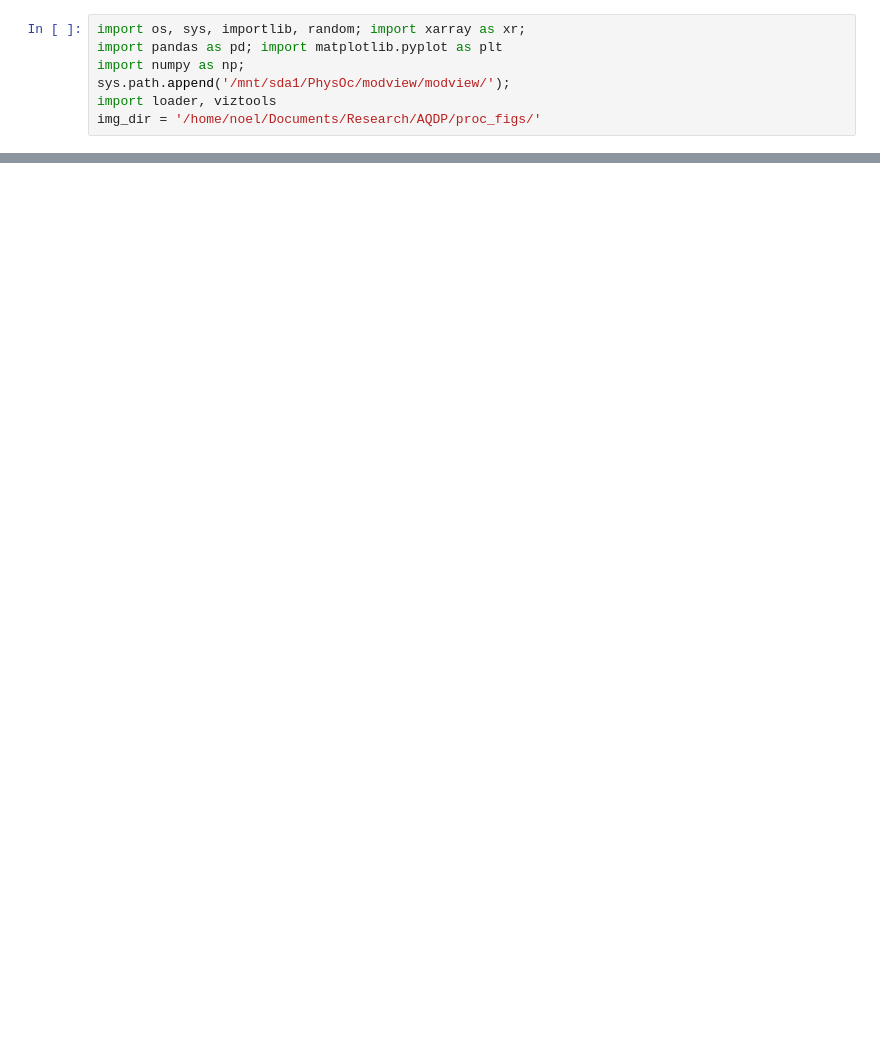
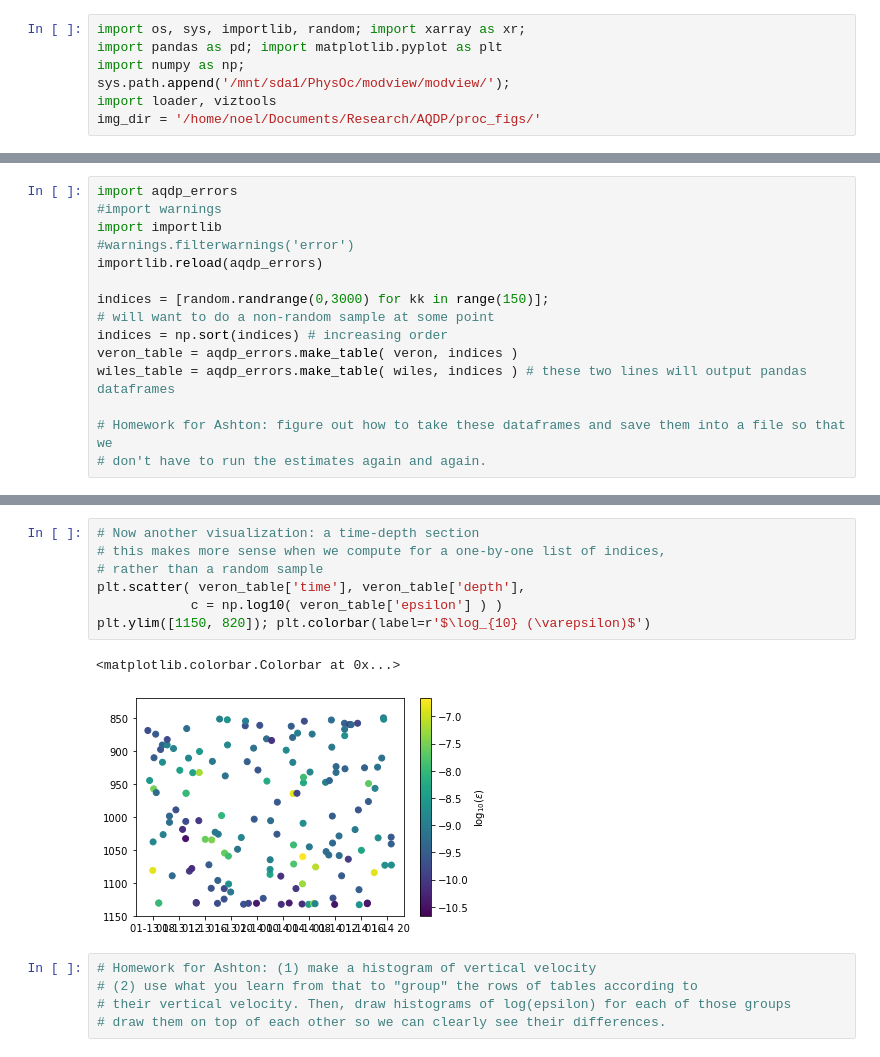
Before and after one commit to inciente/mixsea, a Jupyter notebook: mixsea/aqdp_with_loader.ipynb, the cells around one changed output, grey strips where cells are left out. Drawn from its saved outputs; the diff is of its cells as text; blank space fills up the shorter version.

```diff
--- a/mixsea/aqdp_with_loader.ipynb
+++ b/mixsea/aqdp_with_loader.ipynb
@@ -195,0 +49,15 @@ raw_dat['yday'].shape
+# %%
+import aqdp_errors
+#import warnings
+import importlib
+#warnings.filterwarnings('error')
+importlib.reload(aqdp_errors)
+
+indices = [random.randrange(0,3000) for kk in range(150)];
+# will want to do a non-random sample at some point
+indices = np.sort(indices) # increasing order
+veron_table = aqdp_errors.make_table( veron, indices )
+wiles_table = aqdp_errors.make_table( wiles, indices ) # these two lines will output pandas dataframes
+
+# Homework for Ashton: figure out how to take these dataframes and save them into a file so that we
+# don't have to run the estimates again and again.
@@ -195,0 +76,15 @@ raw_dat['yday'].shape
+# %%
+# Now another visualization: a time-depth section
+# this makes more sense when we compute for a one-by-one list of indices,
+# rather than a random sample
+plt.scatter( veron_table['time'], veron_table['depth'],
+            c = np.log10( veron_table['epsilon'] ) )
+plt.ylim([1150, 820]); plt.colorbar(label=r'$\log_{10} (\varepsilon)$')
+# %% [output]
+<matplotlib.colorbar.Colorbar at 0x...>
+[figure, added]
+# %%
+# Homework for Ashton: (1) make a histogram of vertical velocity
+# (2) use what you learn from that to "group" the rows of tables according to
+# their vertical velocity. Then, draw histograms of log(epsilon) for each of those groups
+# draw them on top of each other so we can clearly see their differences.
```
Also changed, not shown: parts of 35 cells of this notebook, 4 other files.
